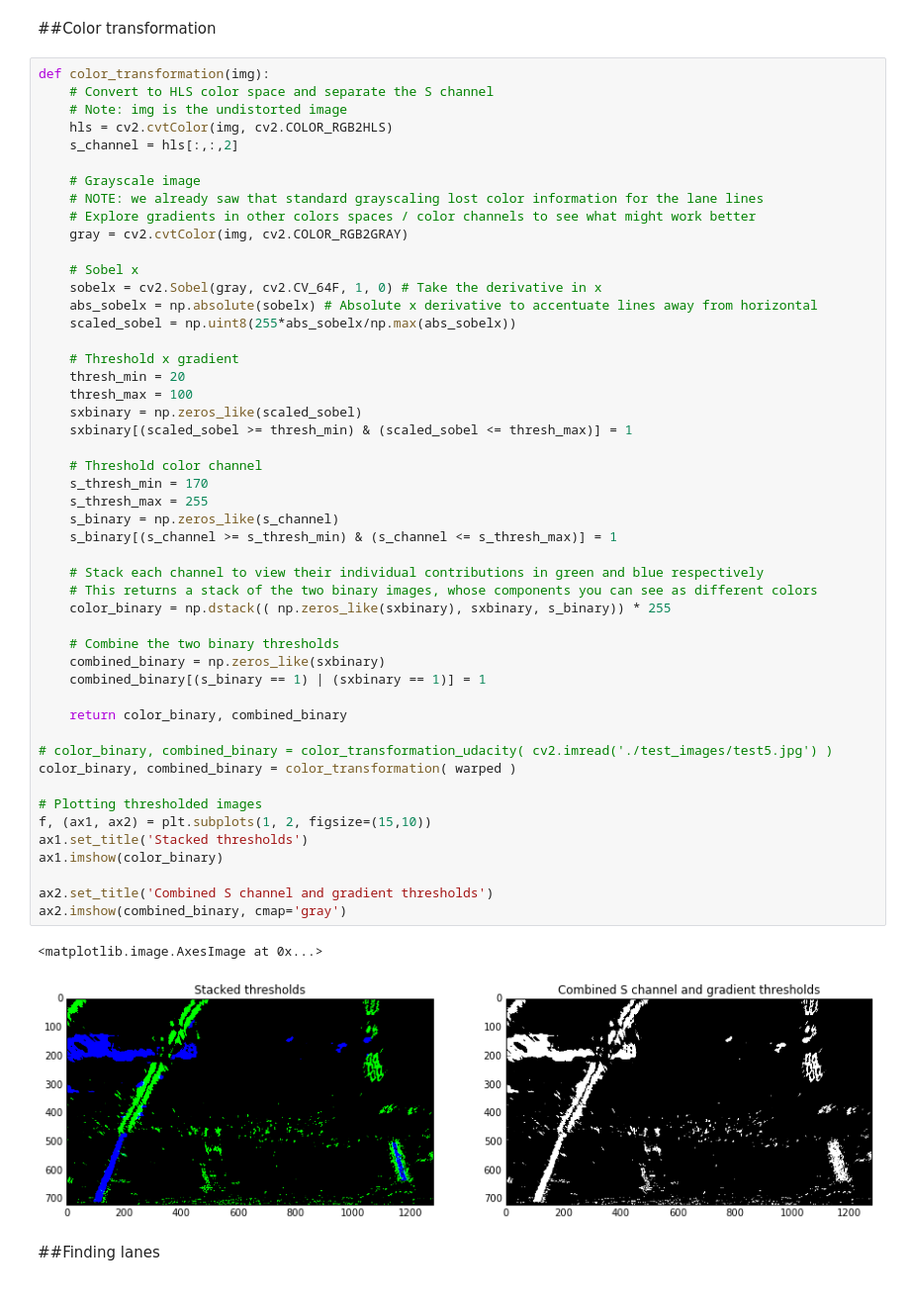
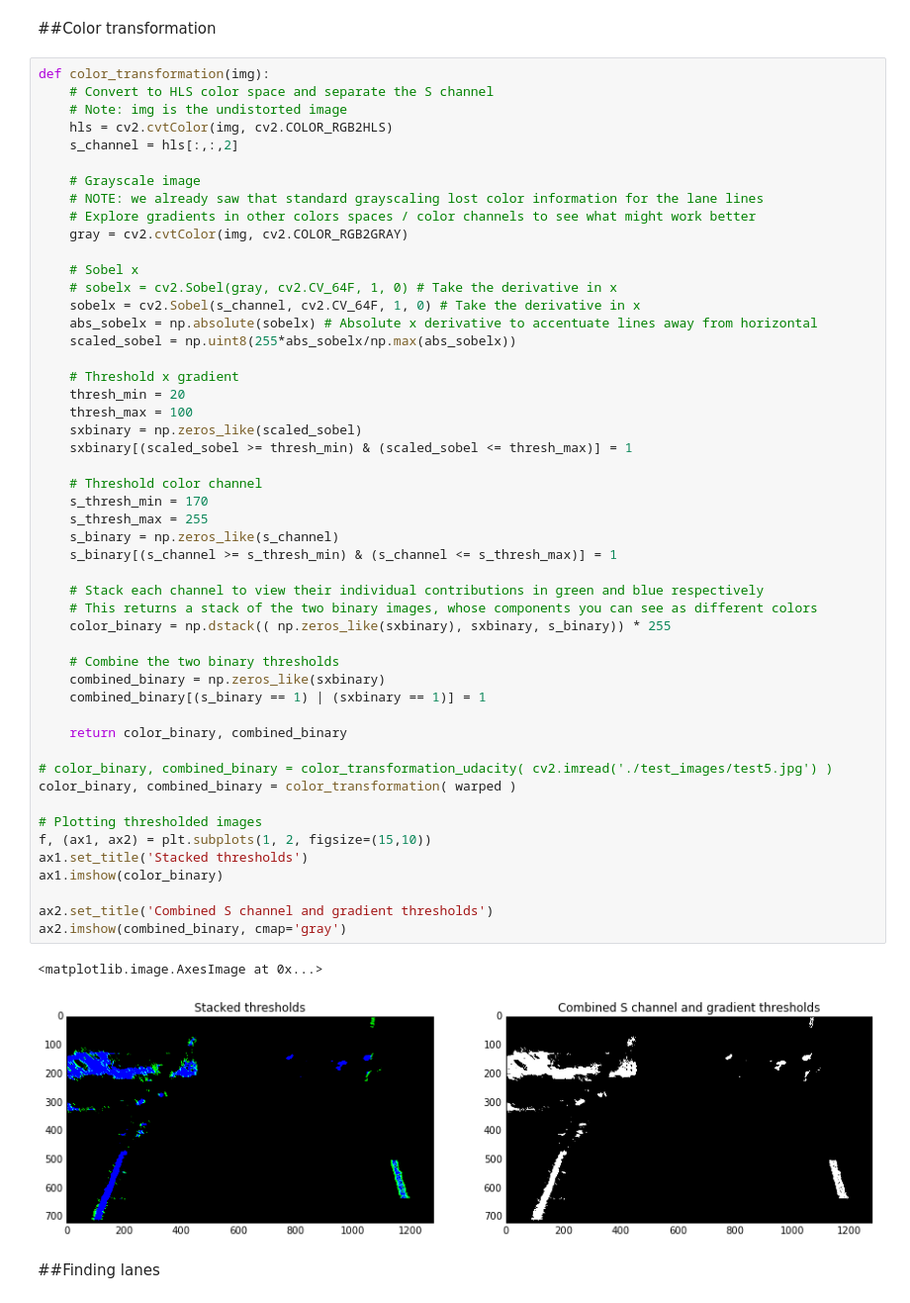
Before and after one commit to AlexanderKim/CarND-Advanced-Lane-Lines, a Jupyter notebook: Advanced Lane Finding.ipynb, the cells around one changed output. Shown at 99% size. Saved outputs shown, nothing was run; the diff lists cells and outputs as text.

```diff
--- a/Advanced Lane Finding.ipynb
+++ b/Advanced Lane Finding.ipynb
@@ -170,7 +170,8 @@ def color_transformation(img):
     gray = cv2.cvtColor(img, cv2.COLOR_RGB2GRAY)
 
     # Sobel x
-    sobelx = cv2.Sobel(gray, cv2.CV_64F, 1, 0) # Take the derivative in x
+    # sobelx = cv2.Sobel(gray, cv2.CV_64F, 1, 0) # Take the derivative in x
+    sobelx = cv2.Sobel(s_channel, cv2.CV_64F, 1, 0) # Take the derivative in x
     abs_sobelx = np.absolute(sobelx) # Absolute x derivative to accentuate lines away from horizontal
     scaled_sobel = np.uint8(255*abs_sobelx/np.max(abs_sobelx))
 
@@ -181,34 +182,34 @@ def color_transformation(img):
     sxbinary[(scaled_sobel >= thresh_min) & (scaled_sobel <= thresh_max)] = 1
 
     # Threshold color channel
     s_thresh_min = 170
     s_thresh_max = 255
     s_binary = np.zeros_like(s_channel)
     s_binary[(s_channel >= s_thresh_min) & (s_channel <= s_thresh_max)] = 1
 
     # Stack each channel to view their individual contributions in green and blue respectively
     # This returns a stack of the two binary images, whose components you can see as different colors
     color_binary = np.dstack(( np.zeros_like(sxbinary), sxbinary, s_binary)) * 255
 
     # Combine the two binary thresholds
     combined_binary = np.zeros_like(sxbinary)
     combined_binary[(s_binary == 1) | (sxbinary == 1)] = 1
 
     return color_binary, combined_binary
 
 # color_binary, combined_binary = color_transformation_udacity( cv2.imread('./test_images/test5.jpg') )
 color_binary, combined_binary = color_transformation( warped )
 
 # Plotting thresholded images
 f, (ax1, ax2) = plt.subplots(1, 2, figsize=(15,10))
 ax1.set_title('Stacked thresholds')
 ax1.imshow(color_binary)
 
 ax2.set_title('Combined S channel and gradient thresholds')
 ax2.imshow(combined_binary, cmap='gray')
 # %% [output]
 <matplotlib.image.AxesImage at 0x...>
-[figure, old version]
+[figure, new version]
 # %% [markdown]
 ##Finding lanes
 # %%
```
Also changed, not shown: parts of 3 cells of this notebook.
